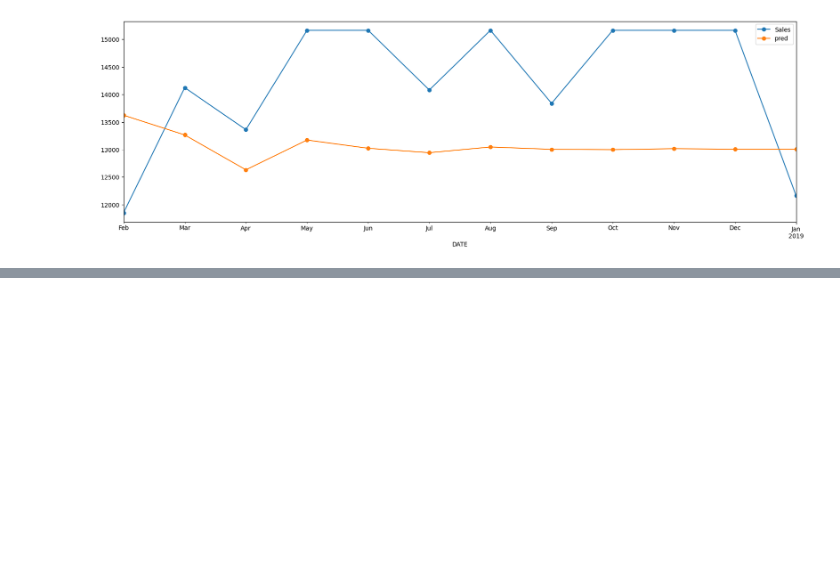
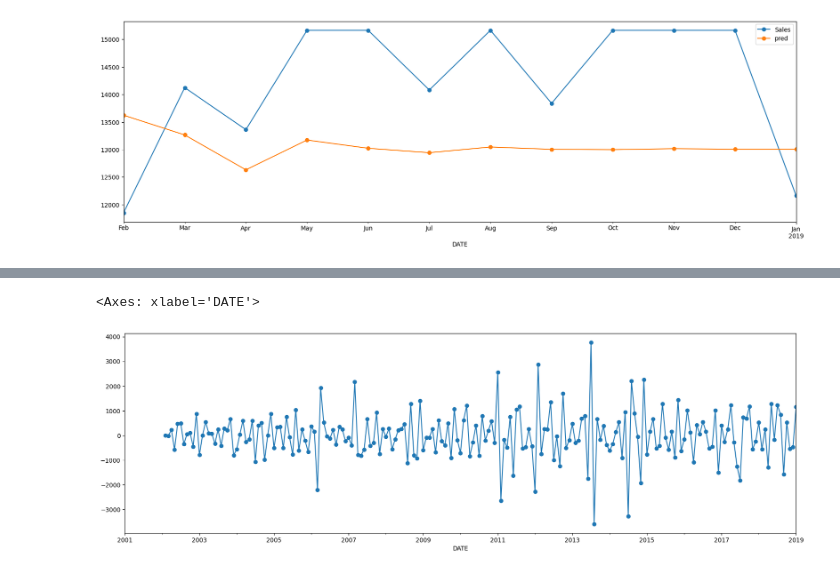
Before and after one commit to Swarnim114/Learning, a Jupyter notebook: ML/notebooks/Advanced-ML/TimeSeries-2/TimeSeries-2.ipynb, the cells around one changed output, grey strips where cells are left out. Cells and saved outputs as stored; diff of their text form; code cells hidden in the pictures; blank space fills up the shorter version.

```diff
--- a/ML/notebooks/Advanced-ML/TimeSeries-2/TimeSeries-2.ipynb
+++ b/ML/notebooks/Advanced-ML/TimeSeries-2/TimeSeries-2.ipynb
@@ -354,0 +442,5 @@ MAPE: 0.11
+# %%
+ data.Sales.diff(1).diff(12).plot(style='-o')
+# %% [output]
+<Axes: xlabel='DATE'>
+[figure, added]
```
Also changed, not shown: parts of 9 cells of this notebook.
